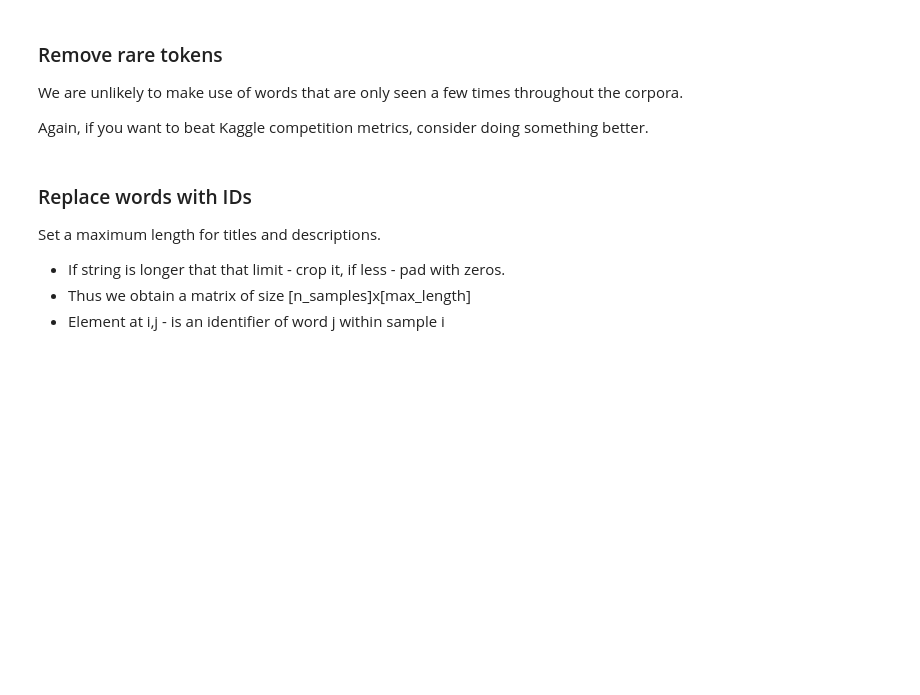
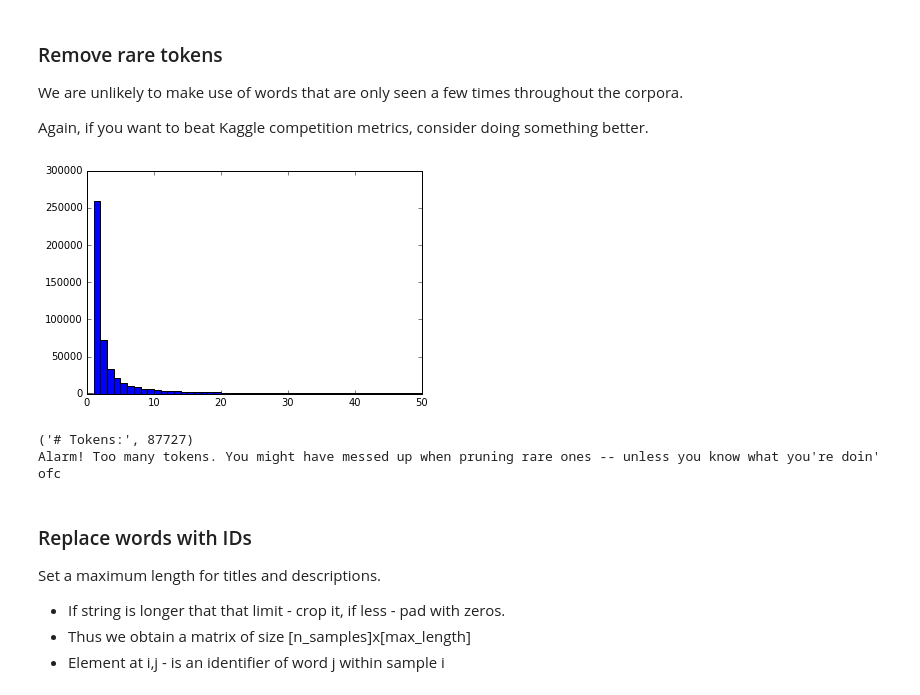
Before and after one commit to lyaronskaya/mipt-texts-fall2016, a Jupyter notebook: task3.ipynb, the cells around one changed output. Drawn from its saved outputs; the diff is of its cells as text; code cells hidden in the pictures; blank space fills up the shorter version.

```diff
--- a/task3.ipynb
+++ b/task3.ipynb
@@ -87,3 +98,7 @@ print "Count:",len(df)
  * 250k banned out of 4kk
  * Let's just downsample random 250k legal samples to make further steps less computationally demanding
  * If you aim for high Kaggle score, consider a smarter approach to that.
+# %%
+one_idxs = np.where(df.is_blocked == True)[0]
+zero_idxs = np.where(df.is_blocked == False)[0]
+len(one_idxs), len(zero_idxs)
@@ -90,11 +128,12 @@ print "Count:",len(df)
 # %%
 #downsample
+from numpy.random import shuffle
+
+shuffle(zero_idxs)
+idxs = np.concatenate([one_idxs, zero_idxs[:len(one_idxs)]])
+shuffle(idxs)
+df = df.iloc[idxs, :]
 
 
-< downsample data so that both classes have approximately equal ratios>
-
-df = <downsampled dataset>
-
-
-print "Blocked ratio:",df.is_blocked.mean()
-print "Count:",len(df)
+print ("Blocked ratio:",df.is_blocked.mean())
+print ("Count:",len(df))
@@ -141,7 +185,9 @@ We are unlikely to make use of words that are only seen a few times throughout t
 Again, if you want to beat Kaggle competition metrics, consider doing something better.
 # %%
 #Word frequency distribution, just for kicks
-_=plt.hist(token_counts.values(),range=[0,50],bins=50)
+_=plt.hist(list(token_counts.values()),range=[0,50],bins=50)
+# %% [output]
+[figure, added]
 # %%
 #Select only the tokens that had at least 10 occurences in the corpora.
 #Use token_counts.
@@ -153,11 +199,14 @@ token_to_id = {t:i+1 for i,t in enumerate(tokens)}
 null_token = "NULL"
 token_to_id[null_token] = 0
 # %%
-print "# Tokens:",len(token_to_id)
+print ("# Tokens:",len(token_to_id))
 if len(token_to_id) < 30000:
-    print "Alarm! It seems like there are too few tokens. Make sure you updated NLTK and applied correct thresholds -- unless you now what you're doing, ofc"
+    print ("Alarm! It seems like there are too few tokens. Make sure you updated NLTK and applied correct thresholds -- unless you now what you're doing, ofc")
 if len(token_to_id) < 1000000:
-    print "Alarm! Too many tokens. You might have messed up when pruning rare ones -- unless you know what you're doin' ofc"
+    print ("Alarm! Too many tokens. You might have messed up when pruning rare ones -- unless you know what you're doin' ofc")
+# %% [output]
+('# Tokens:', 87727)
+Alarm! Too many tokens. You might have messed up when pruning rare ones -- unless you know what you're doin' ofc
 # %% [markdown]
 ### Replace words with IDs
 Set a maximum length for titles and descriptions.
```
Also changed, not shown: parts of 28 cells of this notebook, 2 other files.
